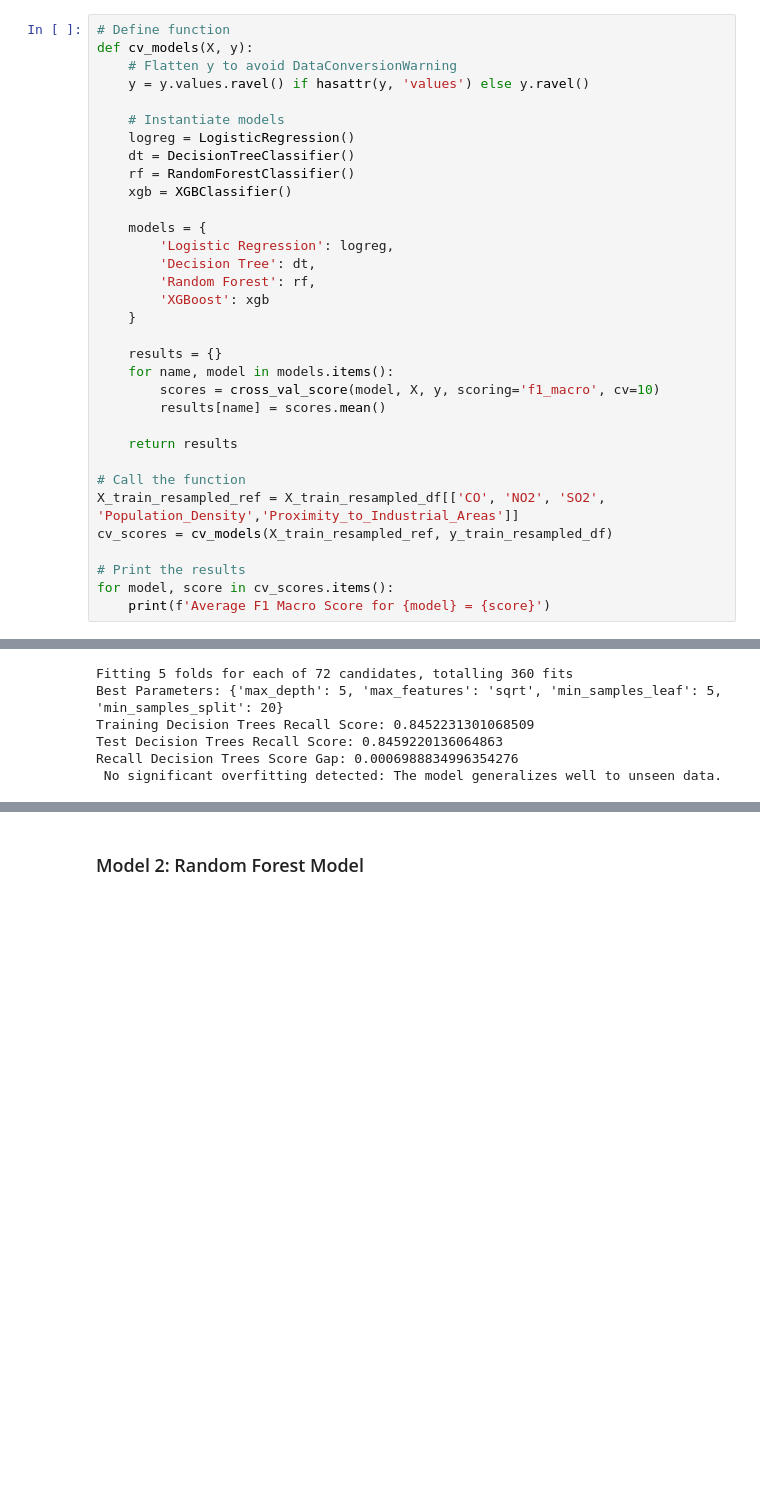
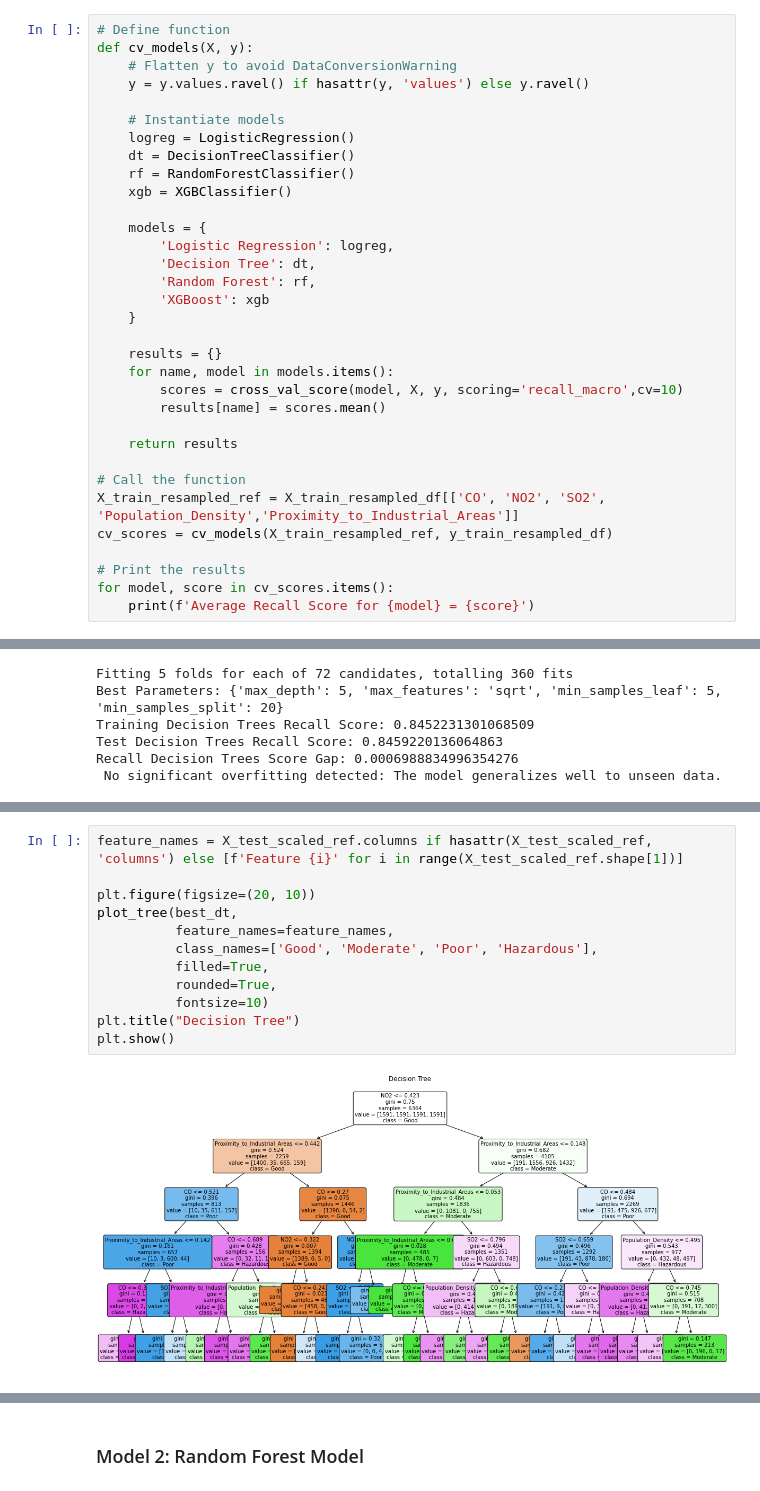
Before and after one commit to EngBrian/Air_Quality_Assessment_Project, a Jupyter notebook: index.ipynb, the cells around one changed output, grey strips where cells are left out. Cells and saved outputs as stored; diff of their text form; blank space fills up the shorter version.

```diff
--- a/index.ipynb
+++ b/index.ipynb
@@ -548,7 +560,7 @@ def cv_models(X, y):
 
     results = {}
     for name, model in models.items():
-        scores = cross_val_score(model, X, y, scoring='f1_macro', cv=10)
+        scores = cross_val_score(model, X, y, scoring='recall_macro',cv=10)
         results[name] = scores.mean()
 
     return results
@@ -559,5 +571,5 @@ cv_scores = cv_models(X_train_resampled_ref, y_train_resampled_df)
 
 # Print the results
 for model, score in cv_scores.items():
-    print(f'Average F1 Macro Score for {model} = {score}')
+    print(f'Average Recall Score for {model} = {score}')
 # %% [output]
@@ -714,0 +729,14 @@ Recall Decision Trees Score Gap: 0.0006988834996354276
+# %%
+feature_names = X_test_scaled_ref.columns if hasattr(X_test_scaled_ref, 'columns') else [f'Feature {i}' for i in range(X_test_scaled_ref.shape[1])]
+
+plt.figure(figsize=(20, 10))
+plot_tree(best_dt,
+          feature_names=feature_names,
+          class_names=['Good', 'Moderate', 'Poor', 'Hazardous'],
+          filled=True,
+          rounded=True,
+          fontsize=10)
+plt.title("Decision Tree")
+plt.show()
+# %% [output]
+[figure, added]
```
Also changed, not shown: parts of 8 cells of this notebook.
